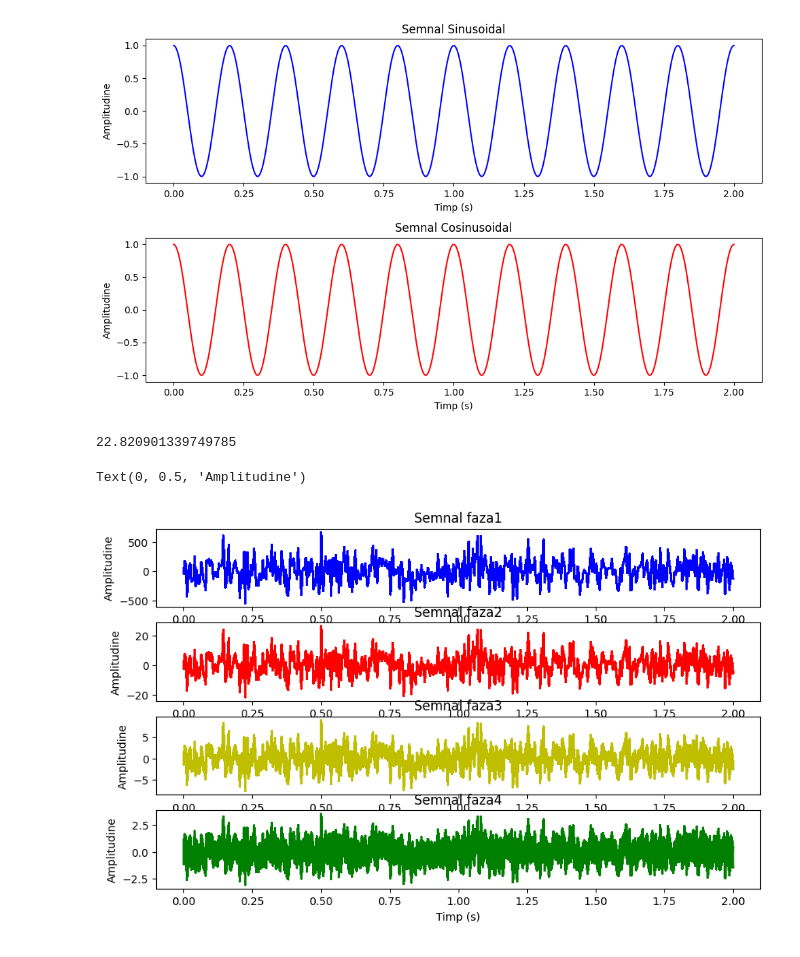
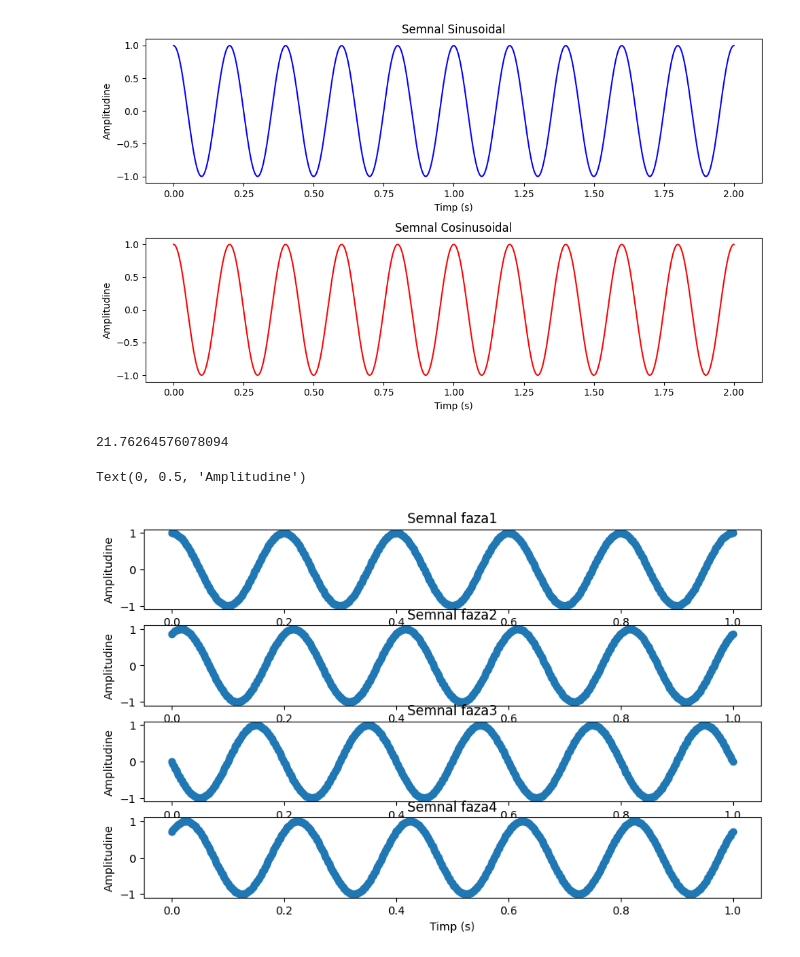
Before and after one commit to CristinaA24/Laborator-PS, a Jupyter notebook: Lab2.ipynb, the cells around one changed output. Cells and saved outputs as stored; diff of their text form; code cells hidden in the pictures.

```diff
--- a/Lab2.ipynb
+++ b/Lab2.ipynb
@@ -37,64 +37,76 @@ plt.show()
 [figure]
 # %%
 #ex2
-
+import numpy as np
+import matplotlib.pyplot as plt
 # Parametrii semnalului
 amplitudine = 1.0      # Amplitudinea semnalului
-frecventa = 5.0        # Frecvența semnalului în Hz
+frecventa = 5.0
+timp_total = 1.0  # Frecvența semnalului în Hz
 faza1 = np.pi / 2       # np.pi/2 va face cele două semnale identice
-faza2 = np.pi / 2 + 1
-faza3 = np.pi / 2 + 2
-faza4 = np.pi / 2 + 3
+faza2 = np.pi / 3
+faza3 = np.pi
+faza4 = np.pi / 4
 valori = 500
+timp = np.linspace(0, timp_total, int(500 * timp_total))  # 500 de eșantioane pe secundă
 
 functieZN = np.random.normal(size = (valori, 1))
 normaZN = np.linalg.norm(functieZN)
 print(normaZN)
+
+semnal_sinus1 = amplitudine * np.sin(2 * np.pi * frecventa * timp + faza1)
+semnal_sinus2 = amplitudine * np.sin(2 * np.pi * frecventa * timp + faza2)
+semnal_sinus3 = amplitudine * np.sin(2 * np.pi * frecventa * timp + faza3)
+semnal_sinus4 = amplitudine * np.sin(2 * np.pi * frecventa * timp + faza4)
 
 normaXN1 = np.linalg.norm(semnal_sinus1)
 normaXN2 = np.linalg.norm(semnal_sinus2)
 normaXN3 = np.linalg.norm(semnal_sinus3)
 normaXN4 = np.linalg.norm(semnal_sinus4)
 
-gama1 = np.sqrt(normaXN1 / (0.1 * normaZN))
-gama2 = np.sqrt(normaXN2 / (1 * normaZN))
-gama3 = np.sqrt(normaXN3 / (10 * normaZN))
-gama4 = np.sqrt(normaXN4 / (100 * normaZN))
+gama1 = np.sqrt(normaXN1  ** 2 / (0.1 * normaZN **  2))
+gama2 = np.sqrt(normaXN2 ** 2/ (1 * normaZN ** 2))
+gama3 = np.sqrt(normaXN3 ** 2/ (10 * normaZN ** 2))
+gama4 = np.sqrt(normaXN4 ** 2/ (100 * normaZN ** 2))
 
-semnal_sinus1 = amplitudine * np.sin(2 * np.pi * frecventa * timp + faza1) + (gama1 * functieZN)
-semnal_sinus2 = amplitudine * np.sin(2 * np.pi * frecventa * timp + faza2) + (gama2 * functieZN)
-semnal_sinus3 = amplitudine * np.sin(2 * np.pi * frecventa * timp + faza3) + (gama3 * functieZN)
-semnal_sinus4 = amplitudine * np.sin(2 * np.pi * frecventa * timp + faza4) + (gama4 * functieZN)
 
-timp = np.linspace(0, timp_total, int(250 * timp_total))  # 250 de eșantioane pe secundă
+semnal_sinus_zgomot1 = semnal_sinus1 + gama1 * functieZN
+semnal_sinus_zgomot2 = semnal_sinus2 + gama2 * functieZN
+semnal_sinus_zgomot3 = semnal_sinus3 + gama3 * functieZN
+semnal_sinus_zgomot4 = semnal_sinus4 + gama4 * functieZN
+
 
 # Crearea subplot-urilor
 fig, axs = plt.subplots(4, 1, figsize=(10, 6))
 
 # Primul subplot cu faza1
-axs[0].plot(timp, semnal_sinus1, 'b-')
+#axs[0].plot(timp, semnal_sinus_zgomot1, 'b-')
+axs[0].plot(timp, semnal_sinus1, 'o-')
 axs[0].set_title('Semnal faza1')
 axs[0].set_xlabel('Timp (s)')
 axs[0].set_ylabel('Amplitudine')
 
 # Al doilea subplot cu faza2
-axs[1].plot(timp, semnal_sinus2, 'r-')
+#axs[1].plot(timp, semnal_sinus_zgomot2, 'r-')
+axs[1].plot(timp, semnal_sinus2, 'o-')
 axs[1].set_title('Semnal faza2')
 axs[1].set_xlabel('Timp (s)')
 axs[1].set_ylabel('Amplitudine')
 
 # Al doilea subplot cu faza3
-axs[2].plot(timp, semnal_sinus3, 'y-')
+#axs[2].plot(timp, semnal_sinus_zgomot3, 'y-')
+axs[2].plot(timp, semnal_sinus3, 'o-')
 axs[2].set_title('Semnal faza3')
 axs[2].set_xlabel('Timp (s)')
 axs[2].set_ylabel('Amplitudine')
 
 # Al doilea subplot cu faza4
-axs[3].plot(timp, semnal_sinus4, 'g-')
+#axs[3].plot(timp, semnal_sinus_zgomot4, 'g-')
+axs[3].plot(timp, semnal_sinus4, 'o-')
 axs[3].set_title('Semnal faza4')
 axs[3].set_xlabel('Timp (s)')
 axs[3].set_ylabel('Amplitudine')
 # %% [output]
-22.820901339749785
+21.76264576078094
 Text(0, 0.5, 'Amplitudine')
-[figure, old version]
+[figure, new version]
```
Also changed, not shown: parts of 1 cell of this notebook.
